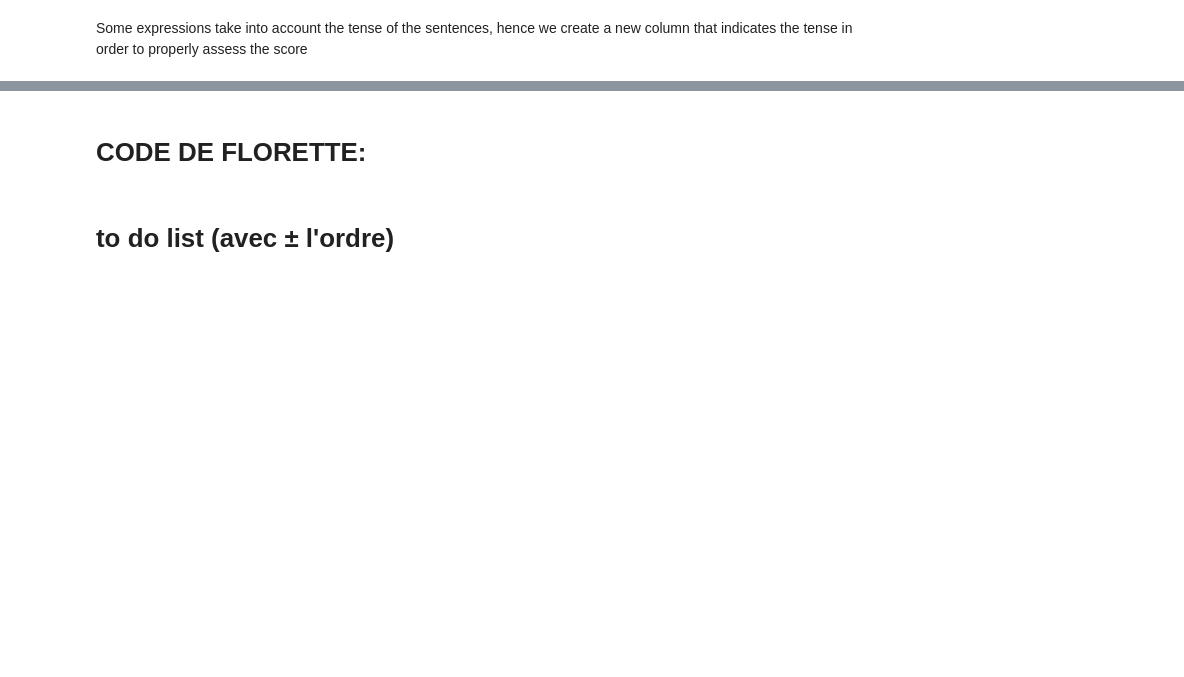
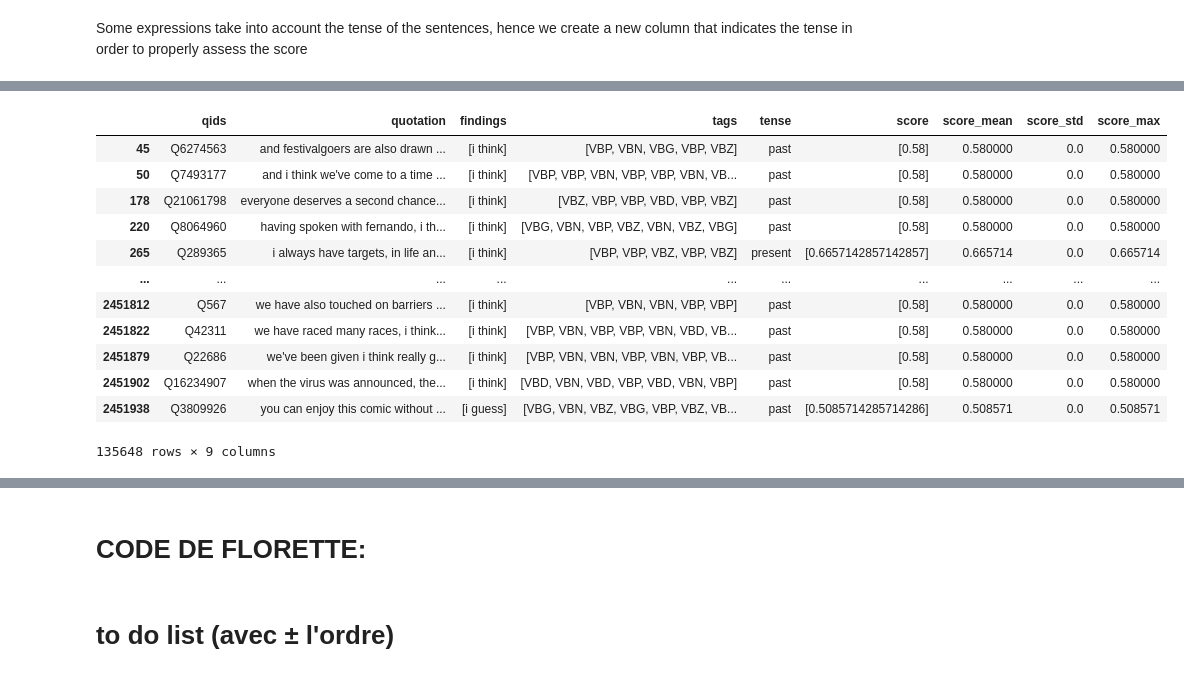
Before and after one commit to epfl-ada/ada-2021-project-teambis, a Jupyter notebook: Project_2_.ipynb, the cells around one changed output, grey strips where cells are left out. Saved outputs shown, nothing was run; the diff lists cells and outputs as text; code cells hidden in the pictures; blank space fills up the shorter version.

```diff
--- a/Project_2_.ipynb
+++ b/Project_2_.ipynb
@@ -555,0 +573,16 @@ display(test)
+# %%
+display(y)
+# %% [output]
+|  | qids | quotation | findings | tags | tense | score | score_mean | score_std | score_max |
+| 45 | Q6274563 | and festivalgoers are also drawn ... | [i think] | [VBP, VBN, VBG, VBP, VBZ] | past | [0.58] | 0.580000 | 0.0 | 0.580000 |
+| 50 | Q7493177 | and i think we've come to a time ... | [i think] | [VBP, VBP, VBN, VBP, VBP, VBN, VB... | past | [0.58] | 0.580000 | 0.0 | 0.580000 |
+| 178 | Q21061798 | everyone deserves a second chance... | [i think] | [VBZ, VBP, VBP, VBD, VBP, VBZ] | past | [0.58] | 0.580000 | 0.0 | 0.580000 |
+| 220 | Q8064960 | having spoken with fernando, i th... | [i think] | [VBG, VBN, VBP, VBZ, VBN, VBZ, VBG] | past | [0.58] | 0.580000 | 0.0 | 0.580000 |
+| 265 | Q289365 | i always have targets, in life an... | [i think] | [VBP, VBP, VBZ, VBP, VBZ] | present | [0.6657142857142857] | 0.665714 | 0.0 | 0.665714 |
+| ... | ... | ... | ... | ... | ... | ... | ... | ... | ... |
+| 2451812 | Q567 | we have also touched on barriers ... | [i think] | [VBP, VBN, VBN, VBP, VBP] | past | [0.58] | 0.580000 | 0.0 | 0.580000 |
+| 2451822 | Q42311 | we have raced many races, i think... | [i think] | [VBP, VBN, VBP, VBP, VBN, VBD, VB... | past | [0.58] | 0.580000 | 0.0 | 0.580000 |
+| 2451879 | Q22686 | we've been given i think really g... | [i think] | [VBP, VBN, VBN, VBP, VBN, VBP, VB... | past | [0.58] | 0.580000 | 0.0 | 0.580000 |
+| 2451902 | Q16234907 | when the virus was announced, the... | [i think] | [VBD, VBN, VBD, VBP, VBD, VBN, VBP] | past | [0.58] | 0.580000 | 0.0 | 0.580000 |
+| 2451938 | Q3809926 | you can enjoy this comic without ... | [i guess] | [VBG, VBN, VBZ, VBG, VBP, VBZ, VB... | past | [0.5085714285714286] | 0.508571 | 0.0 | 0.508571 |
+135648 rows × 9 columns
```
Also changed, not shown: parts of 20 cells of this notebook.
